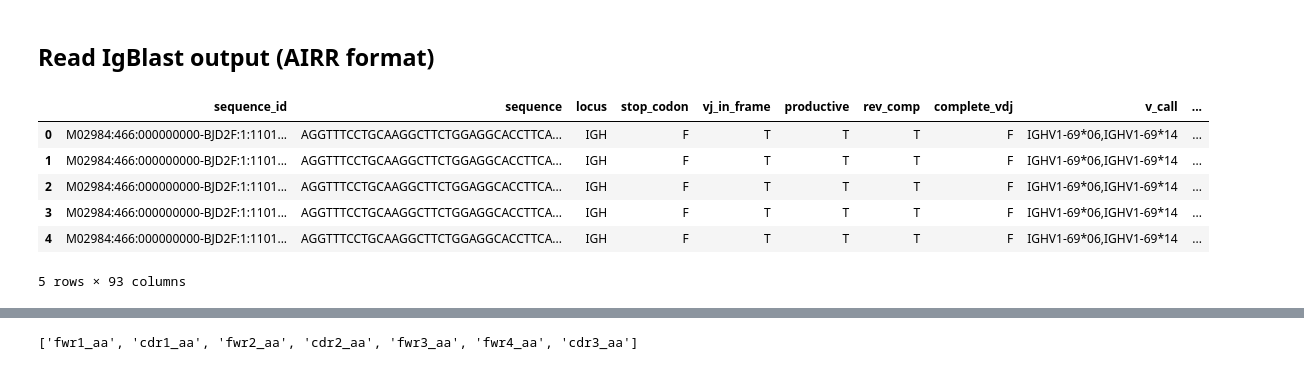
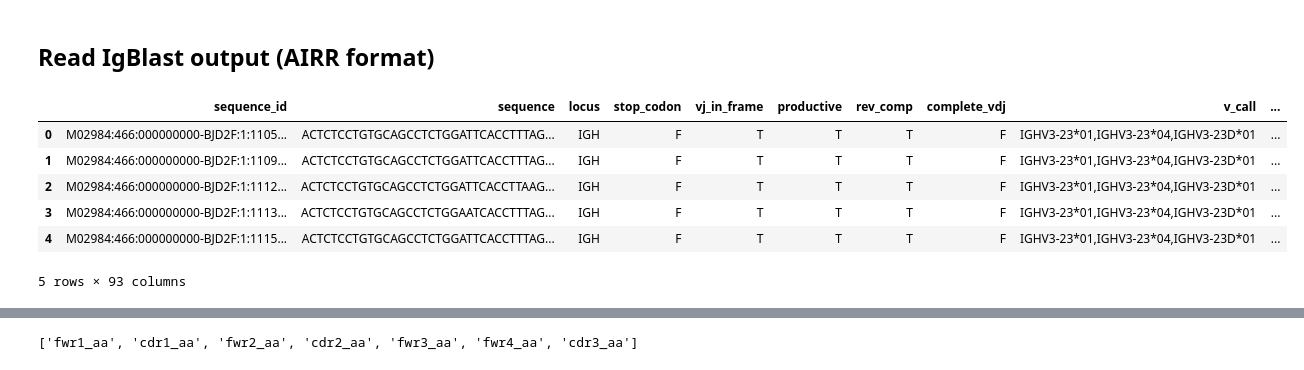
Before and after one commit to EDS-Bioinformatics-Laboratory/reseda, a Jupyter notebook: NOTEBOOKS/SearchForMotifInFWRandCDR.ipynb, the cells around one changed output, grey strips where cells are left out. Saved outputs shown, nothing was run; the diff lists cells and outputs as text; code cells hidden in the pictures.

```diff
--- a/NOTEBOOKS/SearchForMotifInFWRandCDR.ipynb
+++ b/NOTEBOOKS/SearchForMotifInFWRandCDR.ipynb
@@ -4,15 +4,15 @@ import regex
 # %% [markdown]
 ## Read IgBlast output (AIRR format)
 # %%
-df = pd.read_csv("basta-allinfo-long-mut-nglyc-cdr3peplength-VJ.igblast.csv", sep="\t")
+df = pd.read_csv("basta-allinfo-long-mut-nglyc-cdr3peplengthRT.igblast.csv", sep="\t")
 df.head()
 # %% [output]
 |  | sequence_id | sequence | locus | stop_codon | vj_in_frame | productive | rev_comp | complete_vdj | v_call | ... |
-| 0 | M02984:466:000000000-BJD2F:1:1101... | AGGTTTCCTGCAAGGCTTCTGGAGGCACCTTCA... | IGH | F | T | T | T | F | IGHV1-69*06,IGHV1-69*14 | ... |
-| 1 | M02984:466:000000000-BJD2F:1:1101... | AGGTTTCCTGCAAGGCTTCTGGAGGCACCTTCA... | IGH | F | T | T | T | F | IGHV1-69*06,IGHV1-69*14 | ... |
-| 2 | M02984:466:000000000-BJD2F:1:1101... | AGGTTTCCTGCAAGGCTTCTGGAGGCACCTTCA... | IGH | F | T | T | T | F | IGHV1-69*06,IGHV1-69*14 | ... |
-| 3 | M02984:466:000000000-BJD2F:1:1101... | AGGTTTCCTGCAAGGCTTCTGGAGGCACCTTCA... | IGH | F | T | T | T | F | IGHV1-69*06,IGHV1-69*14 | ... |
-| 4 | M02984:466:000000000-BJD2F:1:1101... | AGGTTTCCTGCAAGGCTTCTGGAGGCACCTTCA... | IGH | F | T | T | T | F | IGHV1-69*06,IGHV1-69*14 | ... |
+| 0 | M02984:466:000000000-BJD2F:1:1105... | ACTCTCCTGTGCAGCCTCTGGATTCACCTTTAG... | IGH | F | T | T | T | F | IGHV3-23*01,IGHV3-23*04,IGHV3-23D*01 | ... |
+| 1 | M02984:466:000000000-BJD2F:1:1109... | ACTCTCCTGTGCAGCCTCTGGATTCACCTTTAG... | IGH | F | T | T | T | F | IGHV3-23*01,IGHV3-23*04,IGHV3-23D*01 | ... |
+| 2 | M02984:466:000000000-BJD2F:1:1112... | ACTCTCCTGTGCAGCCTCTGGATTCACCTTAAG... | IGH | F | T | T | T | F | IGHV3-23*01,IGHV3-23*04,IGHV3-23D*01 | ... |
+| 3 | M02984:466:000000000-BJD2F:1:1113... | ACTCTCCTGTGCAGCCTCTGGAATCACCTTTAG... | IGH | F | T | T | T | F | IGHV3-23*01,IGHV3-23*04,IGHV3-23D*01 | ... |
+| 4 | M02984:466:000000000-BJD2F:1:1115... | ACTCTCCTGTGCAGCCTCTGGATTCACCTTTAG... | IGH | F | T | T | T | F | IGHV3-23*01,IGHV3-23*04,IGHV3-23D*01 | ... |
 5 rows × 93 columns
 # %%
 df.columns
```
Also changed, not shown: parts of 5 cells of this notebook, 1 other file.
